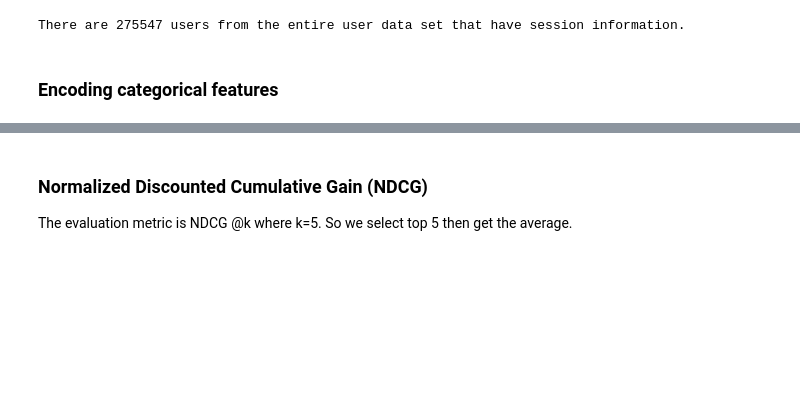
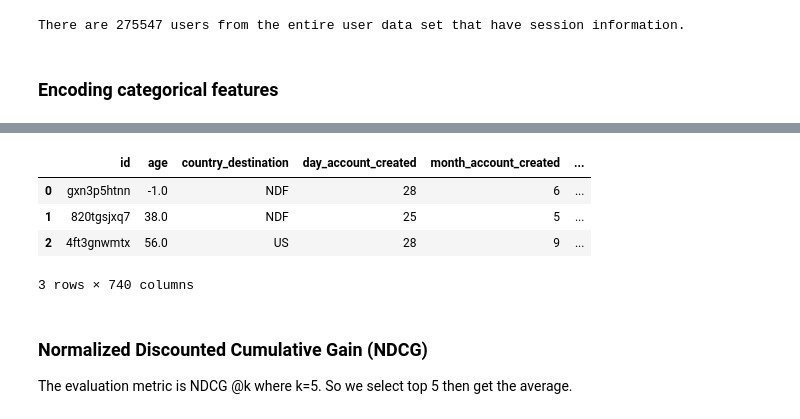
Before and after one commit to longfengpili/Machine-Learning-with-Python, a Jupyter notebook: Airbnb New User Bookings.ipynb, the cells around one changed output, grey strips where cells are left out. Saved outputs shown, nothing was run; the diff lists cells and outputs as text; code cells hidden in the pictures; blank space fills up the shorter version.

```diff
--- a/Airbnb New User Bookings.ipynb
+++ b/Airbnb New User Bookings.ipynb
@@ -954,6 +962,14 @@ test_df = df.loc[test_users['id']].drop('country_destination', axis=1)
 train_df.reset_index(inplace=True)
 test_df.reset_index(inplace=True)
 train_df.fillna(-1, inplace=True)
+# %%
+train_df[:3]
+# %% [output]
+|  | id | age | country_destination | day_account_created | month_account_created | ... |
+| 0 | gxn3p5htnn | -1.0 | NDF | 28 | 6 | ... |
+| 1 | 820tgsjxq7 | 38.0 | NDF | 25 | 5 | ... |
+| 2 | 4ft3gnwmtx | 56.0 | US | 28 | 9 | ... |
+3 rows × 740 columns
 # %%
 from sklearn.preprocessing import LabelEncoder
 
```
Also changed, not shown: parts of 2 cells of this notebook.
